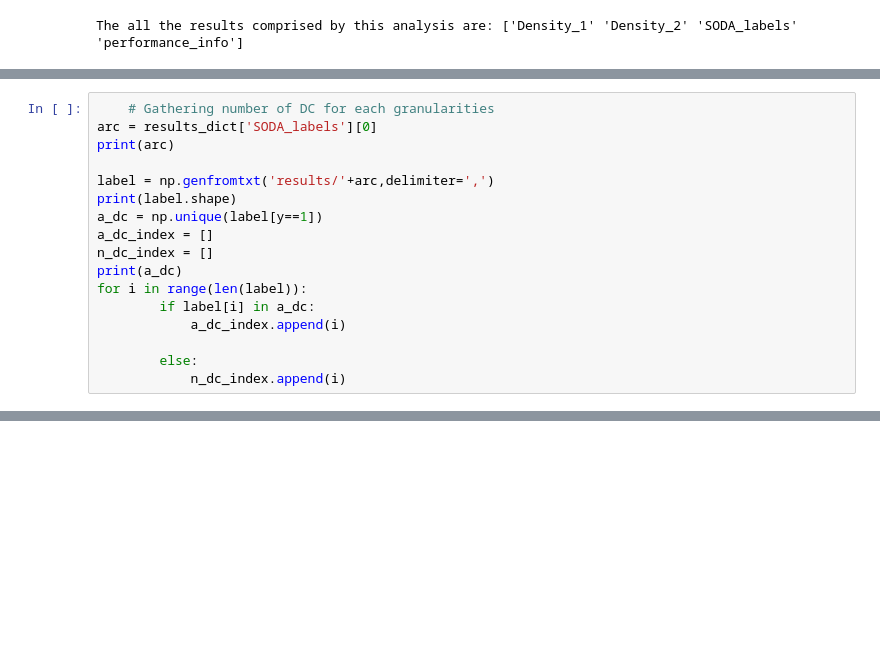
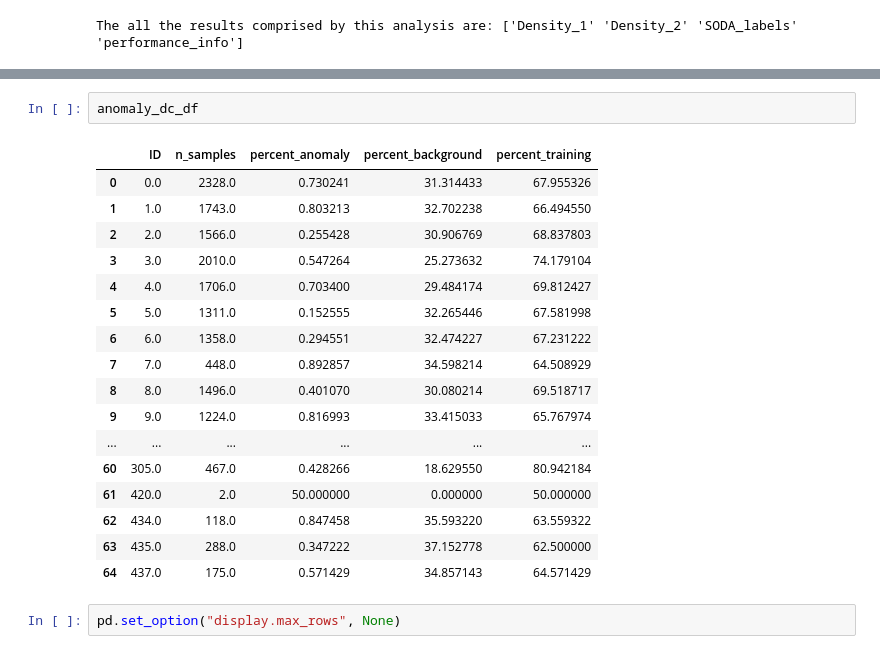
Before and after one commit to Esterci/Learning, a Jupyter notebook: Python/Bayes_SODA/results_stats.ipynb, the cells around one changed output, grey strips where cells are left out. Drawn from its saved outputs; the diff is of its cells as text; blank space fills up the shorter version.

```diff
--- a/Python/Bayes_SODA/results_stats.ipynb
+++ b/Python/Bayes_SODA/results_stats.ipynb
@@ -220,17 +57,0 @@ plt.show()
-# %%
-    # Gathering number of DC for each granularities
-arc = results_dict['SODA_labels'][0]
-print(arc)
-
-label = np.genfromtxt('results/'+arc,delimiter=',')
-print(label.shape)
-a_dc = np.unique(label[y==1])
-a_dc_index = []
-n_dc_index = []
-print(a_dc)
-for i in range(len(label)):
-        if label[i] in a_dc:
-            a_dc_index.append(i)
-
-        else:
-            n_dc_index.append(i)
@@ -612,0 +178,22 @@ array([[ 2,  8, 18],
+# %%
+anomaly_dc_df
+# %% [output]
+|  | ID | n_samples | percent_anomaly | percent_background | percent_training |
+| 0 | 0.0 | 2328.0 | 0.730241 | 31.314433 | 67.955326 |
+| 1 | 1.0 | 1743.0 | 0.803213 | 32.702238 | 66.494550 |
+| 2 | 2.0 | 1566.0 | 0.255428 | 30.906769 | 68.837803 |
+| 3 | 3.0 | 2010.0 | 0.547264 | 25.273632 | 74.179104 |
+| 4 | 4.0 | 1706.0 | 0.703400 | 29.484174 | 69.812427 |
+| 5 | 5.0 | 1311.0 | 0.152555 | 32.265446 | 67.581998 |
+| 6 | 6.0 | 1358.0 | 0.294551 | 32.474227 | 67.231222 |
+| 7 | 7.0 | 448.0 | 0.892857 | 34.598214 | 64.508929 |
+| 8 | 8.0 | 1496.0 | 0.401070 | 30.080214 | 69.518717 |
+| 9 | 9.0 | 1224.0 | 0.816993 | 33.415033 | 65.767974 |
+| ... | ... | ... | ... | ... | ... |
+| 60 | 305.0 | 467.0 | 0.428266 | 18.629550 | 80.942184 |
+| 61 | 420.0 | 2.0 | 50.000000 | 0.000000 | 50.000000 |
+| 62 | 434.0 | 118.0 | 0.847458 | 35.593220 | 63.559322 |
+| 63 | 435.0 | 288.0 | 0.347222 | 37.152778 | 62.500000 |
+| 64 | 437.0 | 175.0 | 0.571429 | 34.857143 | 64.571429 |
+# %%
+pd.set_option("display.max_rows", None)
```
Also changed, not shown: parts of 16 cells of this notebook, 34 other files.
